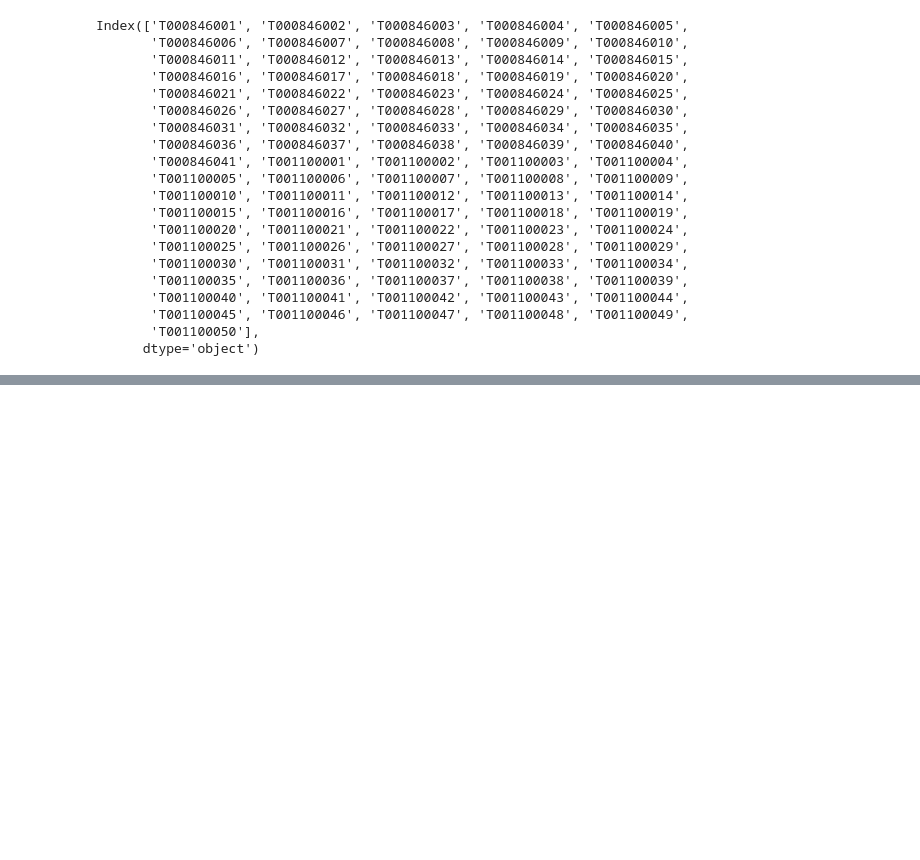
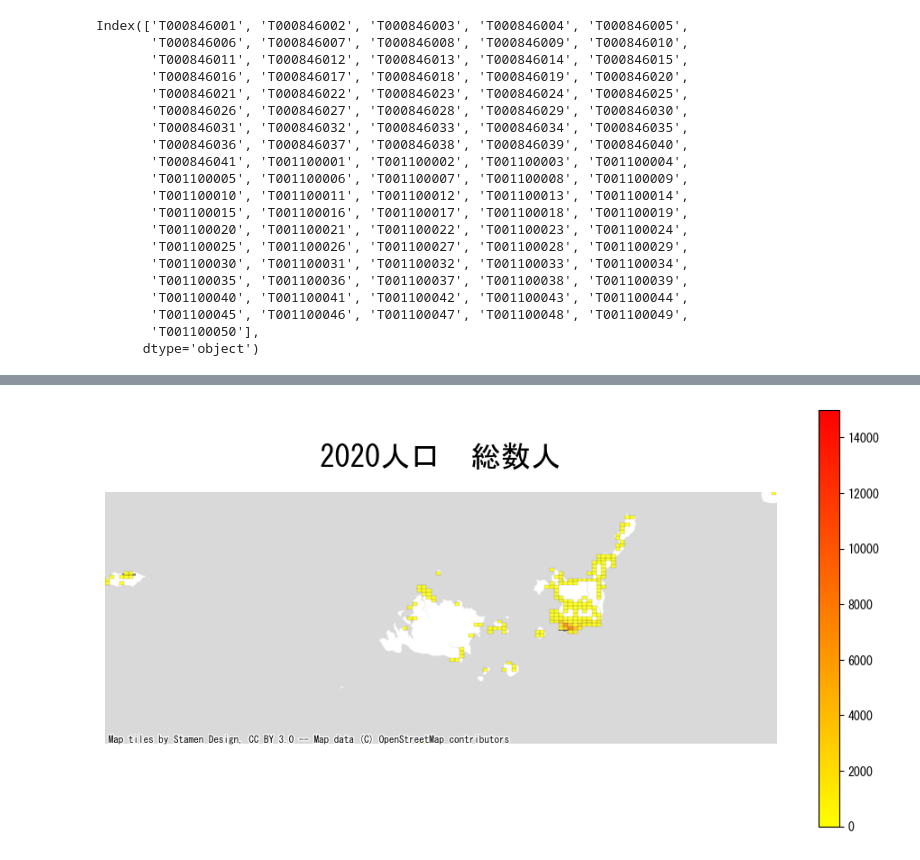
Before and after one commit to Arielaw7/GIS, a Jupyter notebook: week11/week11hw.ipynb, the cells around one changed output, grey strips where cells are left out. Saved outputs shown, nothing was run; the diff lists cells and outputs as text; code cells hidden in the pictures; blank space fills up the shorter version.

```diff
--- a/week11/week11hw.ipynb
+++ b/week11/week11hw.ipynb
@@ -150,0 +225,29 @@ ValueError: could not convert string to float: '*'
+# %%
+# 2020 population map
+ax = okinawamesh.plot(figsize=(12,12),
+         column='T001100001',
+         legend=True,
+         cmap='autumn_r',
+         edgecolor='black',
+         linewidth=0.1,
+         alpha=0.8,
+         legend_kwds={'shrink':0.5},
+         vmin= 0,
+         vmax= 15000
+         )
+
+# hide axes
+ax.axis('off')
+
+# title
+ax.set_title('2020人口　総数人',fontsize=24, pad=20) # タイトルの周りにスペースを足すために pad=20
+
+bounds = okinawamesh.total_bounds
+ax.set_xlim(bounds[0],bounds[2])
+ax.set_ylim(bounds[1],bounds[3])
+
+
+# add basemap
+cx.add_basemap(ax,source=cx.providers.Stamen.TonerLite)
+# %% [output]
+[figure, added]
```
Also changed, not shown: parts of 12 cells of this notebook, 2 other files.
